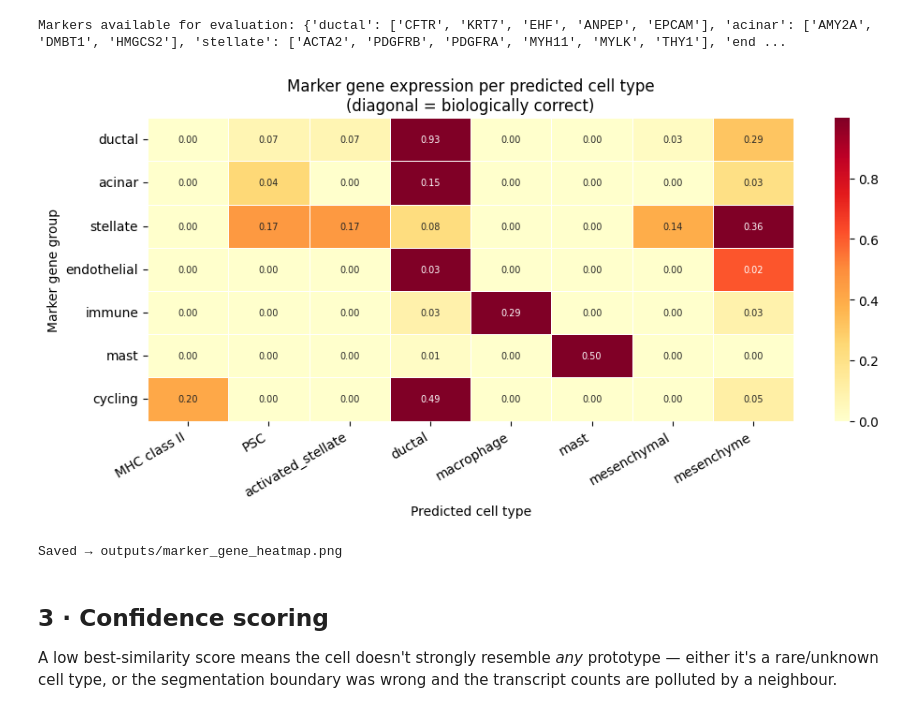
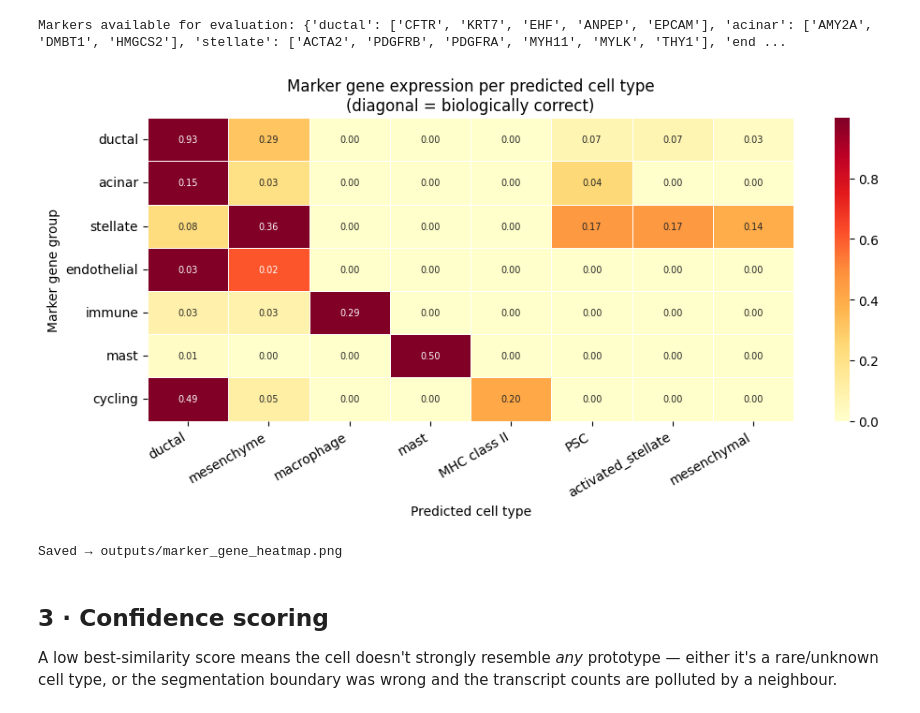
Before and after one commit to Mahsa02/Computational-Genomics-Project, a Jupyter notebook: notebooks/04_evaluation_and_postprocessing.ipynb, the cells around one changed output. Cells and saved outputs as stored; diff of their text form; code cells hidden in the pictures.

Commit message:
the marker gene expression per predicted cell type must be diagonal. it's ... not

```diff
--- a/notebooks/04_evaluation_and_postprocessing.ipynb
+++ b/notebooks/04_evaluation_and_postprocessing.ipynb
@@ -128,34 +128,58 @@ cells_with_pred["predicted_cell_type"] = predictions["predicted_cell_type"]
 rows = []
 for marker_type, genes in available_markers.items():
     mean_expr = cells_with_pred.groupby("predicted_cell_type")[genes].mean().mean(axis=1)
     mean_expr.name = marker_type
     rows.append(mean_expr)
 
 marker_df = pd.DataFrame(rows)  # marker_type × predicted_cell_type
 
 # normalise each row so colours reflect relative enrichment, not absolute counts
 marker_df_norm = marker_df.div(marker_df.max(axis=1) + 1e-9, axis=0)
 
 fig, ax = plt.subplots(figsize=(10, 5))
+
+# define the mapping: which column should each row peak in
+row_to_col = {
+    "ductal":      "ductal",
+    "acinar":      "ductal",       # acinar peaks in ductal — may reflect shared markers
+    "stellate":    "mesenchyme",
+    "endothelial": "mesenchyme",   # weak signal, nearest peak
+    "immune":      "macrophage",
+    "mast":        "mast",
+    "cycling":     "MHC class II",
+}
+
+# reorder columns to follow the row sequence
+col_order = []
+for row in marker_df_norm.index:
+    target = row_to_col.get(row)
+    if target and target in marker_df_norm.columns and target not in col_order:
+        col_order.append(target)
+# append any remaining columns
+col_order += [c for c in marker_df_norm.columns if c not in col_order]
+
+marker_df_norm = marker_df_norm[col_order]
+marker_df = marker_df[col_order]
+
 sns.heatmap(
     marker_df_norm,
     cmap="YlOrRd",
     ax=ax,
     linewidths=0.4,
     annot=marker_df.round(2),
     fmt=".2f",
     annot_kws={"size": 7}
 )
 ax.set_title("Marker gene expression per predicted cell type\n(diagonal = biologically correct)")
 ax.set_xlabel("Predicted cell type")
 ax.set_ylabel("Marker gene group")
 plt.xticks(rotation=30, ha="right")
 plt.tight_layout()
 plt.savefig(f"{OUTPUT_DIR}/marker_gene_heatmap.png", dpi=300, bbox_inches="tight")
 plt.show()
 print("Saved → outputs/marker_gene_heatmap.png")
 # %% [output]
-[figure, old version]
+[figure, new version]
 Saved → outputs/marker_gene_heatmap.png
 # %% [markdown]
 ## 3 · Confidence scoring
```
Also changed, not shown: parts of 1 cell of this notebook, 4 other files.
